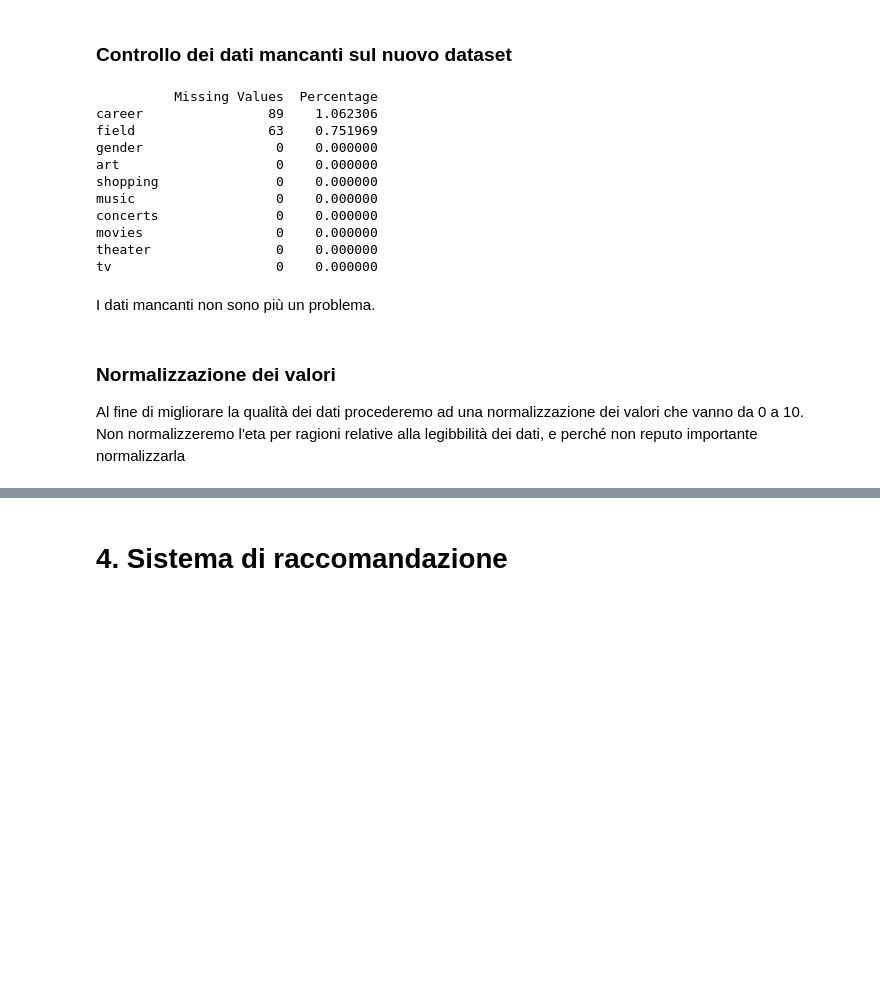
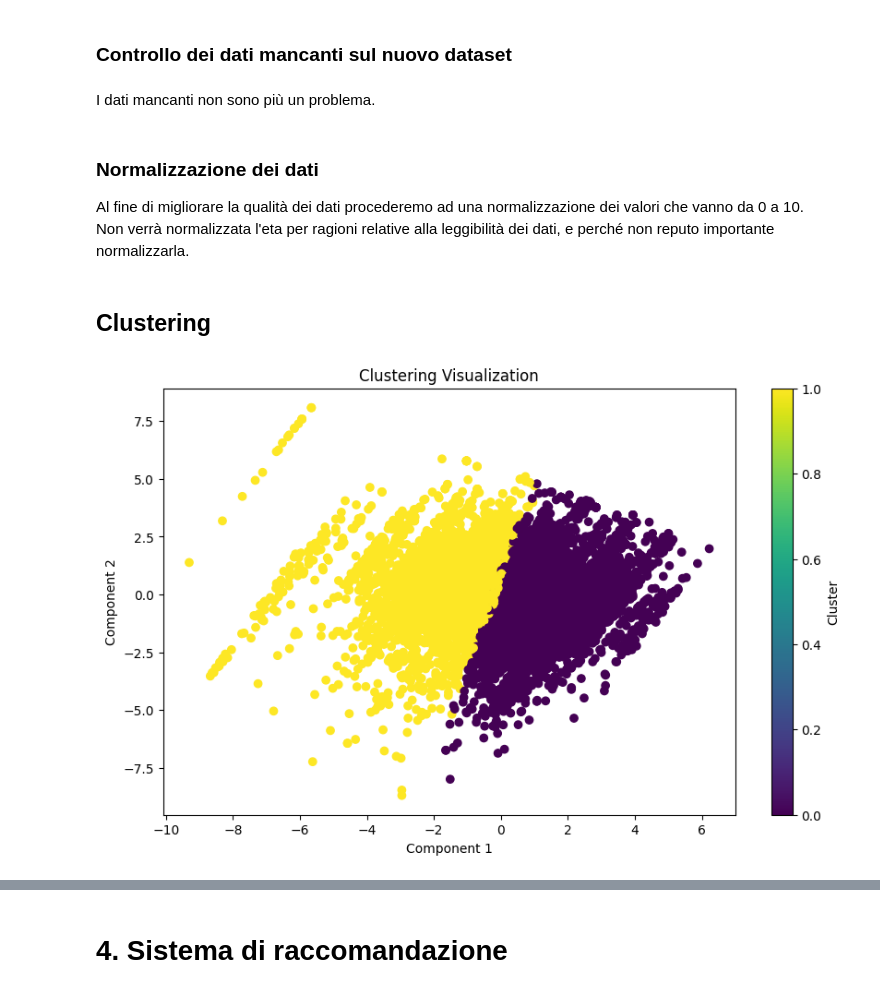
Before and after one commit to MirkoRusso/Progetto_SMDA, a Jupyter notebook: People_Recommendation_System.ipynb, the cells around one changed output, grey strips where cells are left out. Cells and saved outputs as stored; diff of their text form; code cells hidden in the pictures; blank space fills up the shorter version.

```diff
--- a/People_Recommendation_System.ipynb
+++ b/People_Recommendation_System.ipynb
@@ -183,36 +125,10 @@ print(cleaned_data.head())
 # %% [markdown]
 ### Controllo dei dati mancanti sul nuovo dataset
-# %%
-#Calcolo dei valori mancanti per ogni colonna
-missing_values_count = cleaned_data.isnull().sum()
-
-#Calcolo della percentuale dei valori mancanti
-missing_percentage = (missing_values_count / len(cleaned_data)) * 100
-
-#Dataframe di visualizzazione dei risultati
-missing_data = pd.DataFrame({
-    'Missing Values': missing_values_count,
-    'Percentage' : missing_percentage
-}).sort_values(by='Missing Values', ascending=False)
-
-print(missing_data.head(10))
-# %% [output]
-          Missing Values  Percentage
-career                89    1.062306
-field                 63    0.751969
-gender                 0    0.000000
-art                    0    0.000000
-shopping               0    0.000000
-music                  0    0.000000
-concerts               0    0.000000
-movies                 0    0.000000
-theater                0    0.000000
-tv                     0    0.000000
 # %% [markdown]
 I dati mancanti non sono più un problema.
 # %% [markdown]
-### Normalizzazione dei valori
+### Normalizzazione dei dati
 
 Al fine di migliorare la qualità dei dati procederemo ad una normalizzazione dei valori che vanno da 0 a 10.
-Non normalizzeremo l'eta per ragioni relative alla legibbilità dei dati, e perché non reputo importante normalizzarla
+Non verrà normalizzata l'eta per ragioni relative alla leggibilità dei dati, e perché non reputo importante normalizzarla.
 # %%
@@ -229,0 +148,38 @@ cleaned_data.to_csv('datasets/normalized_data.csv', index=False)
+# %% [markdown]
+## Clustering
+# %%
+from sklearn.cluster import KMeans
+from sklearn.preprocessing import StandardScaler
+from sklearn.decomposition import PCA
+from sklearn.cluster import KMeans
+import matplotlib.pyplot as plt
+
+data = pd.read_csv('datasets/normalized_data.csv')
+
+columns_to_standardize = data.select_dtypes(include=['number']).columns.drop(['age', 'gender'])
+numeric_data = data[columns_to_standardize]
+
+scaler = StandardScaler()
+scaled_data = scaler.fit_transform(numeric_data)
+
+pca = PCA(n_components=16)
+pca_result = pca.fit_transform(scaled_data)
+
+
+
+k=2
+kmeans = KMeans(n_clusters=k, random_state=42)
+kmeans.fit(scaled_data)
+
+data['cluster'] = kmeans.labels_
+
+
+plt.figure(figsize=(10, 6))
+plt.scatter(pca_result[:, 0], pca_result[:, 1], c=data['cluster'], cmap='viridis')
+plt.xlabel('Component 1')
+plt.ylabel('Component 2')
+plt.title('Clustering Visualization')
+plt.colorbar(label='Cluster')
+plt.show()
+# %% [output]
+[figure, added]
```
Also changed, not shown: parts of 4 cells of this notebook, 1 other file.
